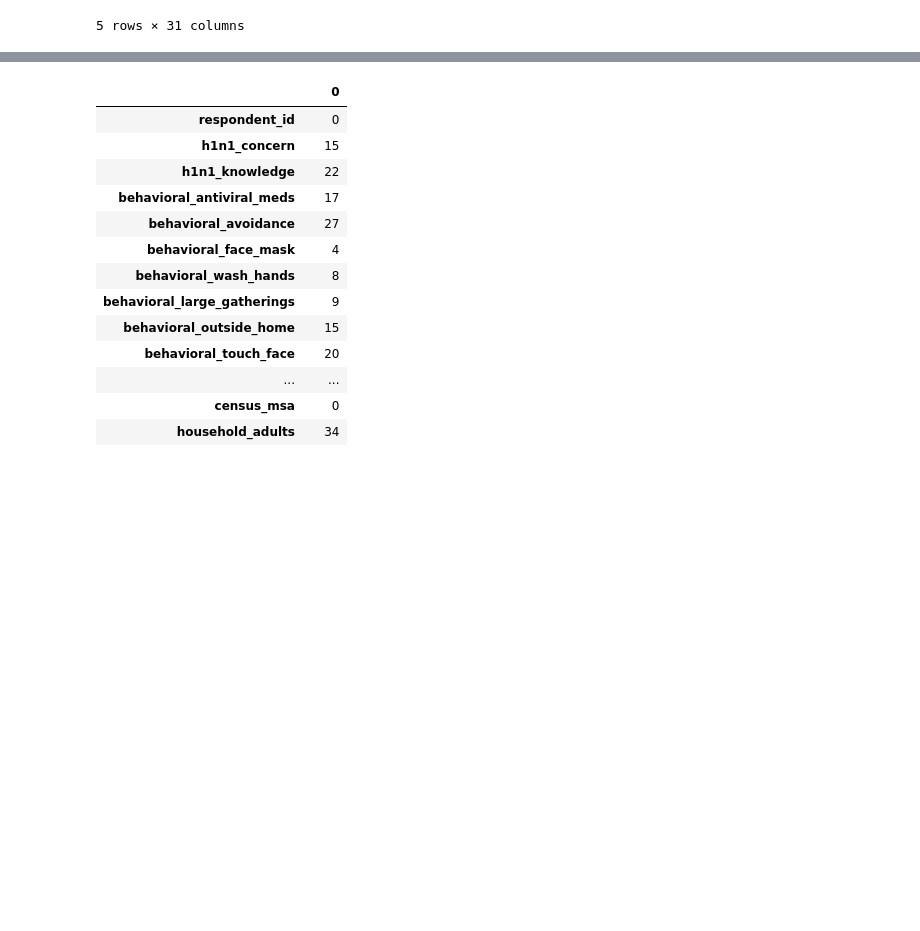
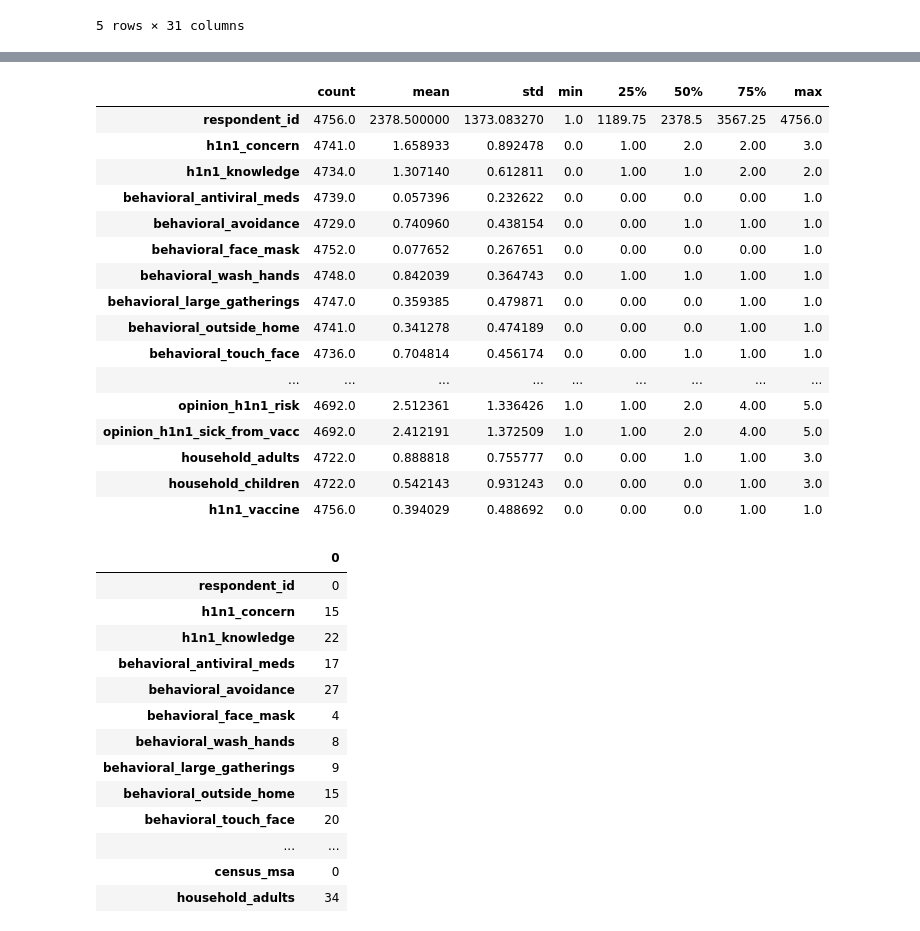
Before and after one commit to ansmalik67/nanSense-ds-hack, a Jupyter notebook: nansense_ds_hack.ipynb, the cells around one changed output, grey strips where cells are left out. Drawn from its saved outputs; the diff is of its cells as text; code cells hidden in the pictures; blank space fills up the shorter version.

```diff
--- a/nansense_ds_hack.ipynb
+++ b/nansense_ds_hack.ipynb
@@ -33,3 +56,23 @@ Testing  shape : (4749, 30)
+# %%
+train_df.describe().T
+# %% [output]
+|  | count | mean | std | min | 25% | 50% | 75% | max |
+| respondent_id | 4756.0 | 2378.500000 | 1373.083270 | 1.0 | 1189.75 | 2378.5 | 3567.25 | 4756.0 |
+| h1n1_concern | 4741.0 | 1.658933 | 0.892478 | 0.0 | 1.00 | 2.0 | 2.00 | 3.0 |
+| h1n1_knowledge | 4734.0 | 1.307140 | 0.612811 | 0.0 | 1.00 | 1.0 | 2.00 | 2.0 |
+| behavioral_antiviral_meds | 4739.0 | 0.057396 | 0.232622 | 0.0 | 0.00 | 0.0 | 0.00 | 1.0 |
+| behavioral_avoidance | 4729.0 | 0.740960 | 0.438154 | 0.0 | 0.00 | 1.0 | 1.00 | 1.0 |
+| behavioral_face_mask | 4752.0 | 0.077652 | 0.267651 | 0.0 | 0.00 | 0.0 | 0.00 | 1.0 |
+| behavioral_wash_hands | 4748.0 | 0.842039 | 0.364743 | 0.0 | 1.00 | 1.0 | 1.00 | 1.0 |
+| behavioral_large_gatherings | 4747.0 | 0.359385 | 0.479871 | 0.0 | 0.00 | 0.0 | 1.00 | 1.0 |
+| behavioral_outside_home | 4741.0 | 0.341278 | 0.474189 | 0.0 | 0.00 | 0.0 | 1.00 | 1.0 |
+| behavioral_touch_face | 4736.0 | 0.704814 | 0.456174 | 0.0 | 0.00 | 1.0 | 1.00 | 1.0 |
+| ... | ... | ... | ... | ... | ... | ... | ... | ... |
+| opinion_h1n1_risk | 4692.0 | 2.512361 | 1.336426 | 1.0 | 1.00 | 2.0 | 4.00 | 5.0 |
+| opinion_h1n1_sick_from_vacc | 4692.0 | 2.412191 | 1.372509 | 1.0 | 1.00 | 2.0 | 4.00 | 5.0 |
+| household_adults | 4722.0 | 0.888818 | 0.755777 | 0.0 | 0.00 | 1.0 | 1.00 | 3.0 |
+| household_children | 4722.0 | 0.542143 | 0.931243 | 0.0 | 0.00 | 0.0 | 1.00 | 3.0 |
+| h1n1_vaccine | 4756.0 | 0.394029 | 0.488692 | 0.0 | 0.00 | 0.0 | 1.00 | 1.0 |
 # %%
 train_df.isnull().sum()
 # %% [output]
```
Also changed, not shown: parts of 4 cells of this notebook.
